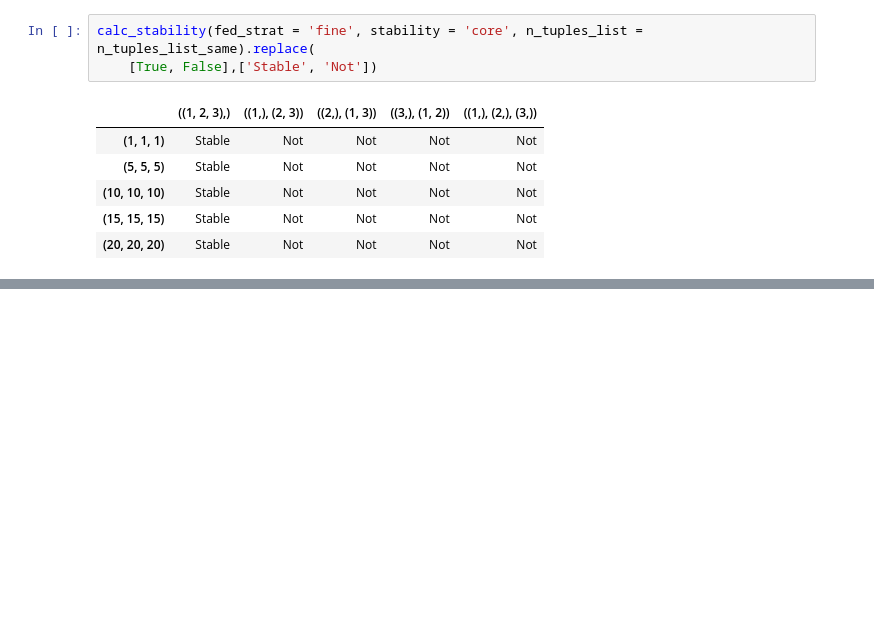
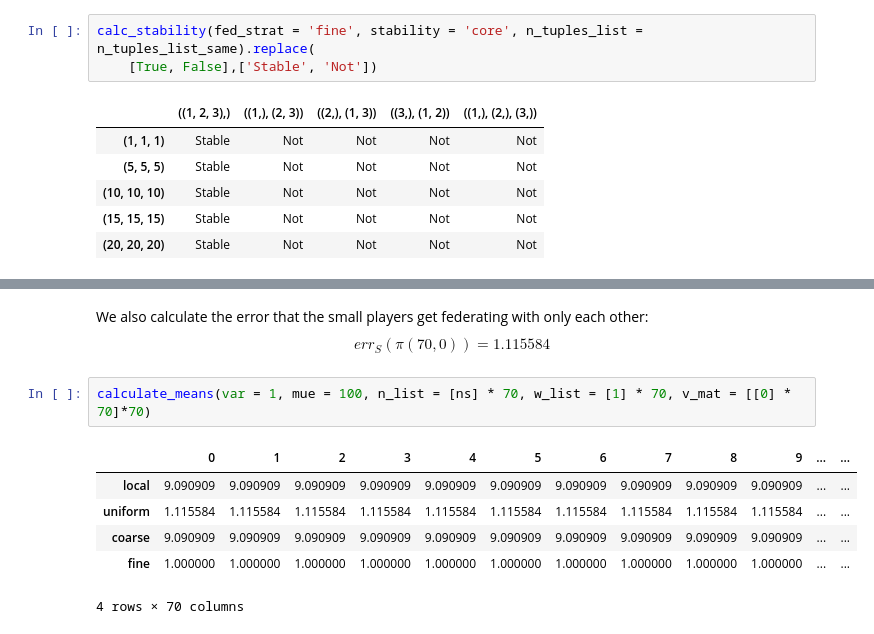
Before and after one commit to kpdonahue/model_sharing_games, a Jupyter notebook: 03_calculate_stability.ipynb, the cells around one changed output, grey strips where cells are left out. Drawn from its saved outputs; the diff is of its cells as text; blank space fills up the shorter version.

```diff
--- a/03_calculate_stability.ipynb
+++ b/03_calculate_stability.ipynb
@@ -434,0 +464,12 @@ calc_stability(fed_strat = 'fine', stability = 'core', n_tuples_list = n_tuples_
+# %% [markdown]
+We also calculate the error that the small players get federating with only each other:
+$$err_S(\pi(70, 0)) = 1.115584$$
+# %%
+calculate_means(var = 1, mue = 100, n_list = [ns] * 70, w_list = [1] * 70, v_mat = [[0] * 70]*70)
+# %% [output]
+|  | 0 | 1 | 2 | 3 | 4 | 5 | 6 | 7 | 8 | 9 | ... | ... |
+| local | 9.090909 | 9.090909 | 9.090909 | 9.090909 | 9.090909 | 9.090909 | 9.090909 | 9.090909 | 9.090909 | 9.090909 | ... | ... |
+| uniform | 1.115584 | 1.115584 | 1.115584 | 1.115584 | 1.115584 | 1.115584 | 1.115584 | 1.115584 | 1.115584 | 1.115584 | ... | ... |
+| coarse | 9.090909 | 9.090909 | 9.090909 | 9.090909 | 9.090909 | 9.090909 | 9.090909 | 9.090909 | 9.090909 | 9.090909 | ... | ... |
+| fine | 1.000000 | 1.000000 | 1.000000 | 1.000000 | 1.000000 | 1.000000 | 1.000000 | 1.000000 | 1.000000 | 1.000000 | ... | ... |
+4 rows × 70 columns
```
Also changed, not shown: parts of 8 cells of this notebook.
